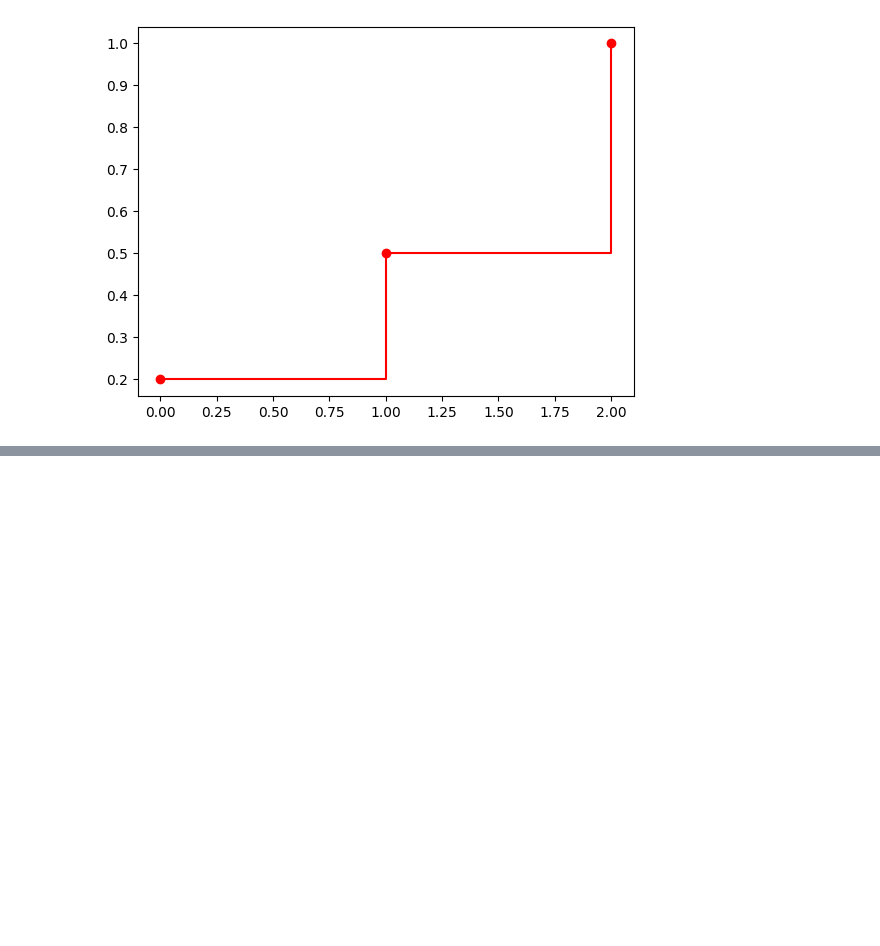
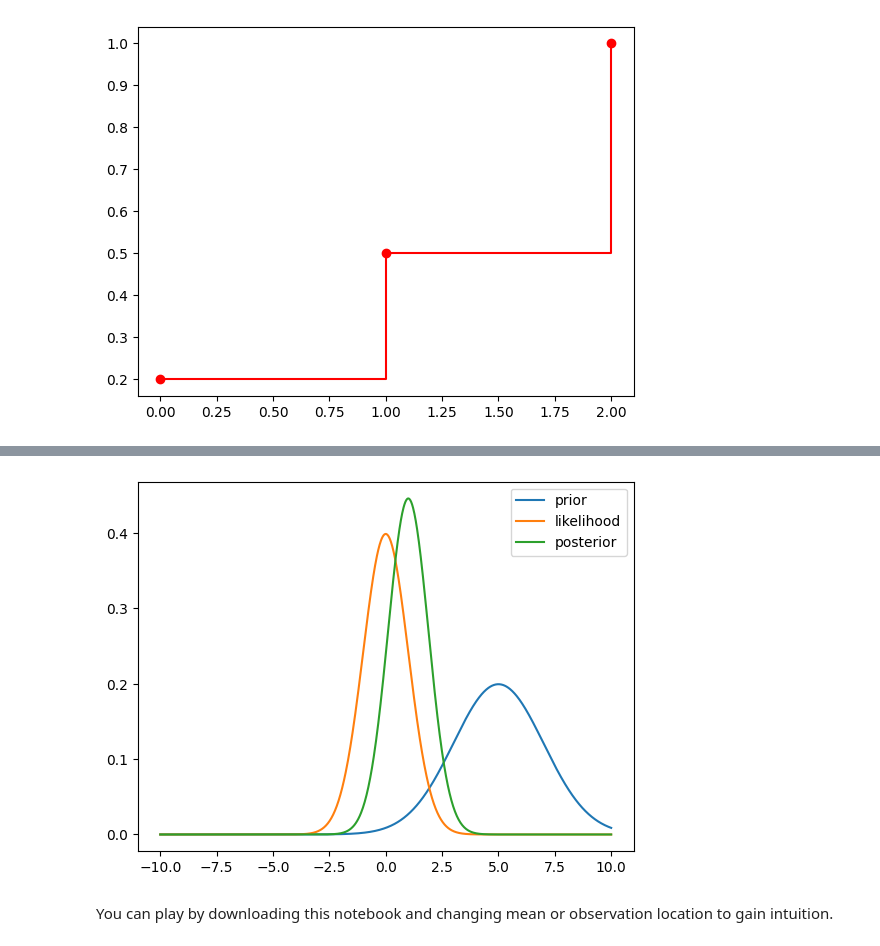
Before and after one commit to odakyildiz/stochastic-simulation, a Jupyter notebook: _sources/chapter-1/chapter-1.ipynb, the cells around one changed output, grey strips where cells are left out. Cells and saved outputs as stored; diff of their text form; code cells hidden in the pictures; blank space fills up the shorter version.

```diff
--- a/_sources/chapter-1/chapter-1.ipynb
+++ b/_sources/chapter-1/chapter-1.ipynb
@@ -127,0 +137,32 @@ plt.plot(s, cdf, 'ro-', drawstyle='steps-post')
+# %%
+import numpy as np
+import matplotlib.pyplot as plt
+
+
+def prior(x, mu0, sigma0):
+    return np.exp(-0.5 * (x - mu0) ** 2 / sigma0 ** 2) / np.sqrt(2 * np.pi * sigma0 ** 2)
+
+def likelihood(x, y, sigma):
+    return np.exp(-0.5 * (y - x) ** 2 / sigma ** 2) / np.sqrt(2 * np.pi * sigma ** 2)
+
+def posterior(x, y, mu0, sigma0, sigma):
+    mu_p = (sigma ** 2 * mu0 + sigma0 ** 2 * y) / (sigma ** 2 + sigma0 ** 2)
+    sigma_p = np.sqrt(sigma ** 2 * sigma0 ** 2 / (sigma ** 2 + sigma0 ** 2))
+    return np.exp(-0.5 * (x - mu_p) ** 2 / sigma_p ** 2) / np.sqrt(2 * np.pi * sigma_p ** 2)
+
+
+xx = np.linspace(-10, 10, 1000)
+y = 0.0
+mu0 = 5.0
+sigma0 = 2.0
+sigma = 1.0
+
+plt.plot(xx, prior(xx, mu0, sigma0), label='prior')
+plt.plot(xx, likelihood(xx, y, sigma), label='likelihood')
+plt.plot(xx, posterior(xx, y, mu0, sigma0, sigma), label='posterior')
+plt.legend()
+plt.show()
+# %% [output]
+[figure, added]
+# %% [markdown]
+You can play by downloading this notebook and changing mean or observation location to gain intuition.
```
Also changed, not shown: parts of 1 cell of this notebook, 50 other files.
